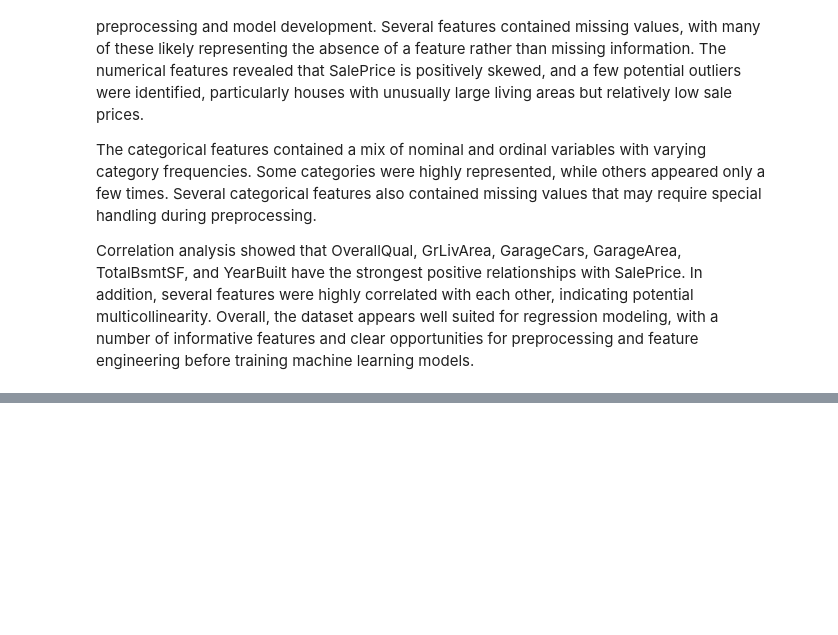
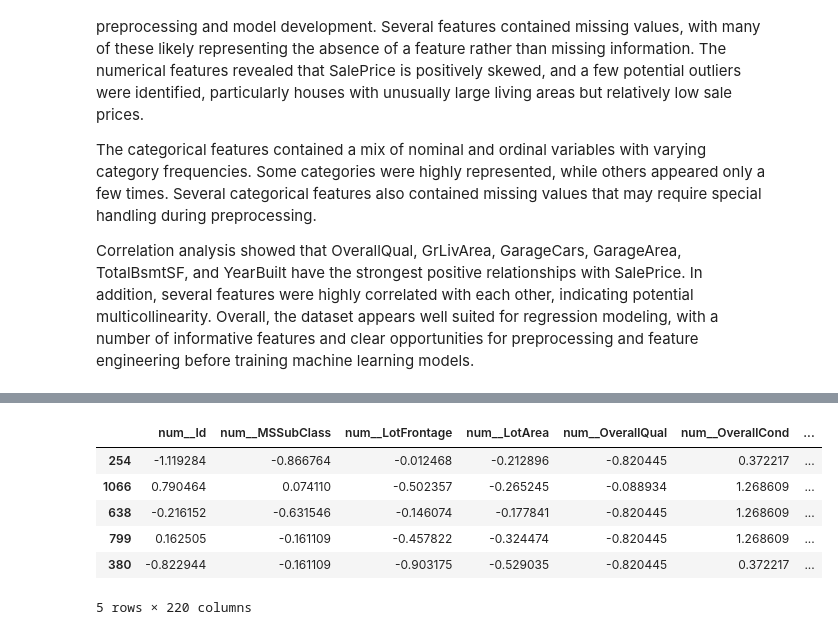
Before and after one commit to mustafa-al-soufi/house-price-prediction, a Jupyter notebook: notebooks/exploration.ipynb, the cells around one changed output, grey strips where cells are left out. Saved outputs shown, nothing was run; the diff lists cells and outputs as text; code cells hidden in the pictures; blank space fills up the shorter version.

Commit message:
Build preprocessing pipeline

```diff
--- a/notebooks/exploration.ipynb
+++ b/notebooks/exploration.ipynb
@@ -379,0 +515,46 @@ Correlation analysis showed that OverallQual, GrLivArea, GarageCars, GarageArea,
+# %%
+nominal_pipeline = Pipeline([
+    ("imputer", SimpleImputer(strategy="most_frequent")),
+    (
+        "encoder",
+        OneHotEncoder(
+            handle_unknown="ignore",
+            sparse_output=False
+        )
+    )
+])
+# %%
+preprocessor = ColumnTransformer([
+    ("num", numerical_pipeline, numerical_features),
+    ("ord", ordinal_pipeline, ordinal_features),
+    ("nom", nominal_pipeline, nominal_features)
+])
+# %%
+X_train_prepared = preprocessor.fit_transform(X_train)
+X_valid_prepared = preprocessor.transform(X_valid)
+# %%
+# Convert to DataFrame for easier inspection
+
+feature_names = preprocessor.get_feature_names_out()
+
+X_train_prepared = pd.DataFrame(
+    X_train_prepared,
+    columns=feature_names,
+    index=X_train.index
+)
+
+X_valid_prepared = pd.DataFrame(
+    X_valid_prepared,
+    columns=feature_names,
+    index=X_valid.index
+)
+# %%
+X_train_prepared.head()
+# %% [output]
+|  | num__Id | num__MSSubClass | num__LotFrontage | num__LotArea | num__OverallQual | num__OverallCond | ... |
+| 254 | -1.119284 | -0.866764 | -0.012468 | -0.212896 | -0.820445 | 0.372217 | ... |
+| 1066 | 0.790464 | 0.074110 | -0.502357 | -0.265245 | -0.088934 | 1.268609 | ... |
+| 638 | -0.216152 | -0.631546 | -0.146074 | -0.177841 | -0.820445 | 1.268609 | ... |
+| 799 | 0.162505 | -0.161109 | -0.457822 | -0.324474 | -0.820445 | 1.268609 | ... |
+| 380 | -0.822944 | -0.161109 | -0.903175 | -0.529035 | -0.820445 | 0.372217 | ... |
+5 rows × 220 columns
```
Also changed, not shown: parts of 14 cells of this notebook.
